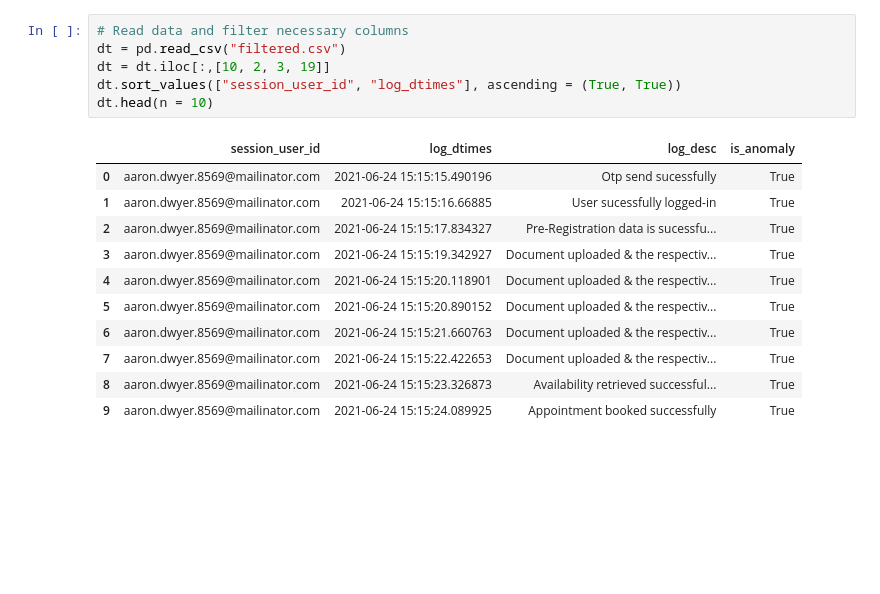
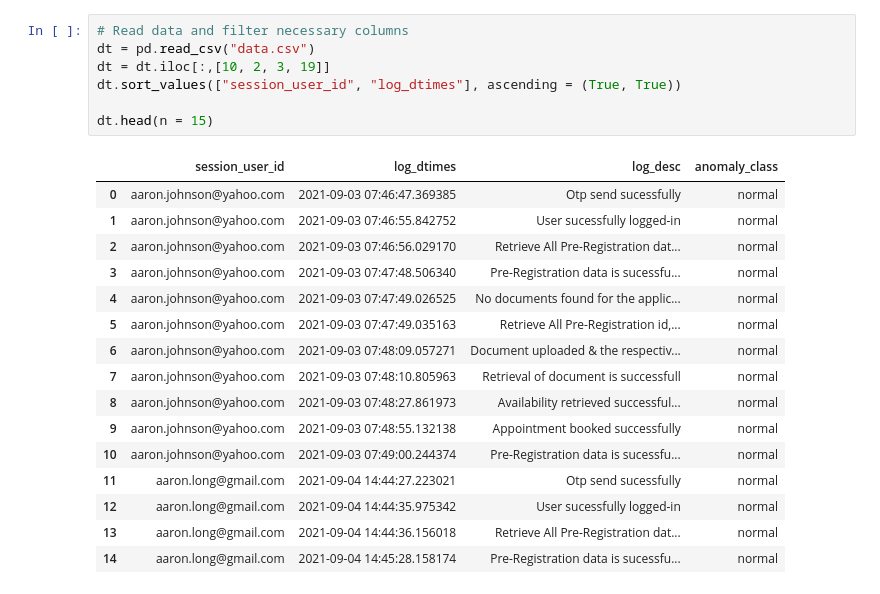
Before and after one commit to nsanthosh27/Anomaly_detection, a Jupyter notebook: Semi_supervised.ipynb, the cells around one changed output. Cells and saved outputs as stored; diff of their text form; blank space fills up the shorter version.

```diff
--- a/Semi_supervised.ipynb
+++ b/Semi_supervised.ipynb
@@ -16,19 +22,25 @@ from pyod.models.ocsvm import OCSVM
 # %%
 # Read data and filter necessary columns
-dt = pd.read_csv("filtered.csv")
+dt = pd.read_csv("data.csv")
 dt = dt.iloc[:,[10, 2, 3, 19]]
 dt.sort_values(["session_user_id", "log_dtimes"], ascending = (True, True))
-dt.head(n = 10)
+
+dt.head(n = 15)
 # %% [output]
-|  | session_user_id | log_dtimes | log_desc | is_anomaly |
-| 0 | aaron.dwyer.8569@mailinator.com | 2021-06-24 15:15:15.490196 | Otp send sucessfully | True |
-| 1 | aaron.dwyer.8569@mailinator.com | 2021-06-24 15:15:16.66885 | User sucessfully logged-in | True |
-| 2 | aaron.dwyer.8569@mailinator.com | 2021-06-24 15:15:17.834327 | Pre-Registration data is sucessfu... | True |
-| 3 | aaron.dwyer.8569@mailinator.com | 2021-06-24 15:15:19.342927 | Document uploaded & the respectiv... | True |
-| 4 | aaron.dwyer.8569@mailinator.com | 2021-06-24 15:15:20.118901 | Document uploaded & the respectiv... | True |
-| 5 | aaron.dwyer.8569@mailinator.com | 2021-06-24 15:15:20.890152 | Document uploaded & the respectiv... | True |
-| 6 | aaron.dwyer.8569@mailinator.com | 2021-06-24 15:15:21.660763 | Document uploaded & the respectiv... | True |
-| 7 | aaron.dwyer.8569@mailinator.com | 2021-06-24 15:15:22.422653 | Document uploaded & the respectiv... | True |
-| 8 | aaron.dwyer.8569@mailinator.com | 2021-06-24 15:15:23.326873 | Availability retrieved successful... | True |
-| 9 | aaron.dwyer.8569@mailinator.com | 2021-06-24 15:15:24.089925 | Appointment booked successfully | True |
+|  | session_user_id | log_dtimes | log_desc | anomaly_class |
+| 0 | aaron.johnson@yahoo.com | 2021-09-03 07:46:47.369385 | Otp send sucessfully | normal |
+| 1 | aaron.johnson@yahoo.com | 2021-09-03 07:46:55.842752 | User sucessfully logged-in | normal |
+| 2 | aaron.johnson@yahoo.com | 2021-09-03 07:46:56.029170 | Retrieve All Pre-Registration dat... | normal |
+| 3 | aaron.johnson@yahoo.com | 2021-09-03 07:47:48.506340 | Pre-Registration data is sucessfu... | normal |
+| 4 | aaron.johnson@yahoo.com | 2021-09-03 07:47:49.026525 | No documents found for the applic... | normal |
+| 5 | aaron.johnson@yahoo.com | 2021-09-03 07:47:49.035163 | Retrieve All Pre-Registration id,... | normal |
+| 6 | aaron.johnson@yahoo.com | 2021-09-03 07:48:09.057271 | Document uploaded & the respectiv... | normal |
+| 7 | aaron.johnson@yahoo.com | 2021-09-03 07:48:10.805963 | Retrieval of document is successfull | normal |
+| 8 | aaron.johnson@yahoo.com | 2021-09-03 07:48:27.861973 | Availability retrieved successful... | normal |
+| 9 | aaron.johnson@yahoo.com | 2021-09-03 07:48:55.132138 | Appointment booked successfully | normal |
+| 10 | aaron.johnson@yahoo.com | 2021-09-03 07:49:00.244374 | Pre-Registration data is sucessfu... | normal |
+| 11 | aaron.long@gmail.com | 2021-09-04 14:44:27.223021 | Otp send sucessfully | normal |
+| 12 | aaron.long@gmail.com | 2021-09-04 14:44:35.975342 | User sucessfully logged-in | normal |
+| 13 | aaron.long@gmail.com | 2021-09-04 14:44:36.156018 | Retrieve All Pre-Registration dat... | normal |
+| 14 | aaron.long@gmail.com | 2021-09-04 14:45:28.158174 | Pre-Registration data is sucessfu... | normal |
 # %%
```
Also changed, not shown: parts of 12 cells of this notebook, 1 other file.
